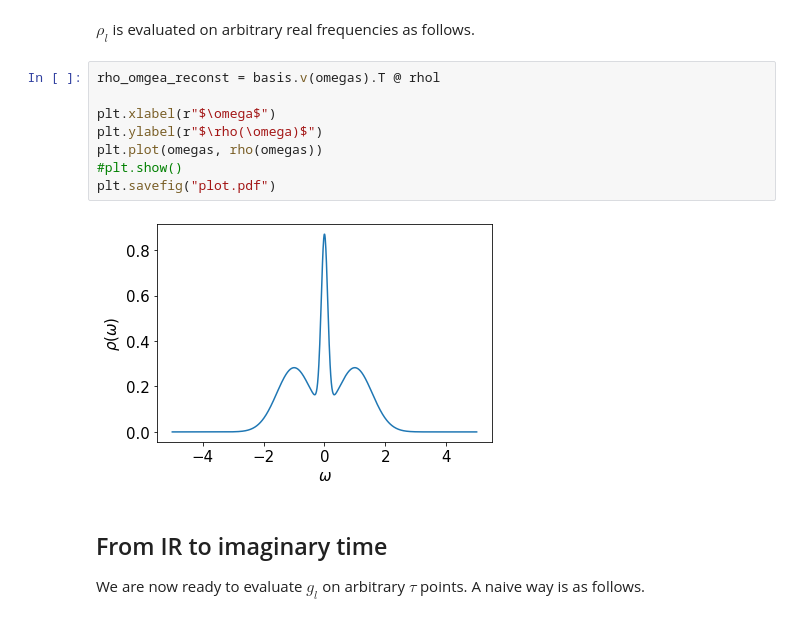
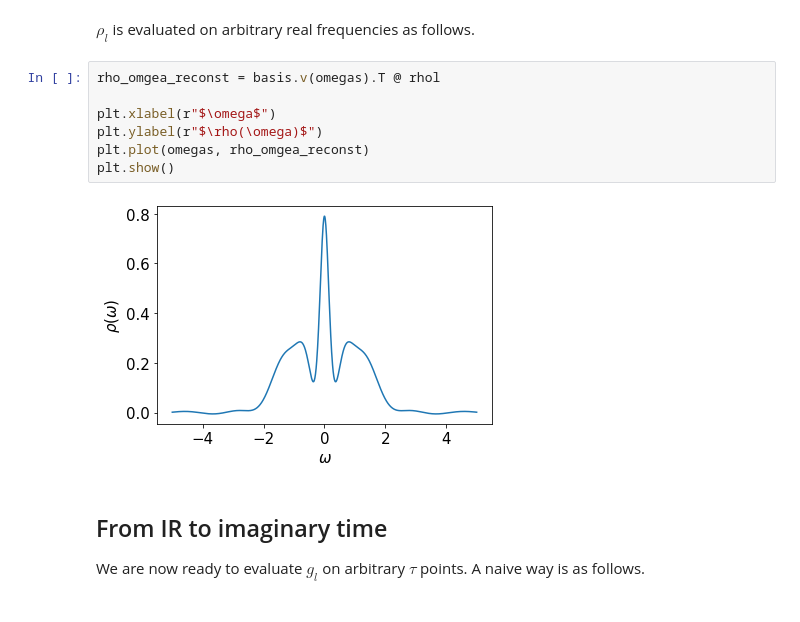
Before and after one commit to SpM-lab/sparse-ir-tutorial, a Jupyter notebook: _sources/src/transformation_py.ipynb, the cells around one changed output. Saved outputs shown, nothing was run; the diff lists cells and outputs as text.

```diff
--- a/_sources/src/transformation_py.ipynb
+++ b/_sources/src/transformation_py.ipynb
@@ -150,13 +150,12 @@ $\rho_l$ is evaluated on arbitrary real frequencies as follows.
 # %%
 rho_omgea_reconst = basis.v(omegas).T @ rhol
 
 plt.xlabel(r"$\omega$")
 plt.ylabel(r"$\rho(\omega)$")
-plt.plot(omegas, rho(omegas))
-#plt.show()
-plt.savefig("plot.pdf")
+plt.plot(omegas, rho_omgea_reconst)
+plt.show()
 # %% [output]
-[figure, old version]
+[figure, new version]
 # %% [markdown]
 ## From IR to imaginary time
 
```
Also changed, not shown: 19 other files.
